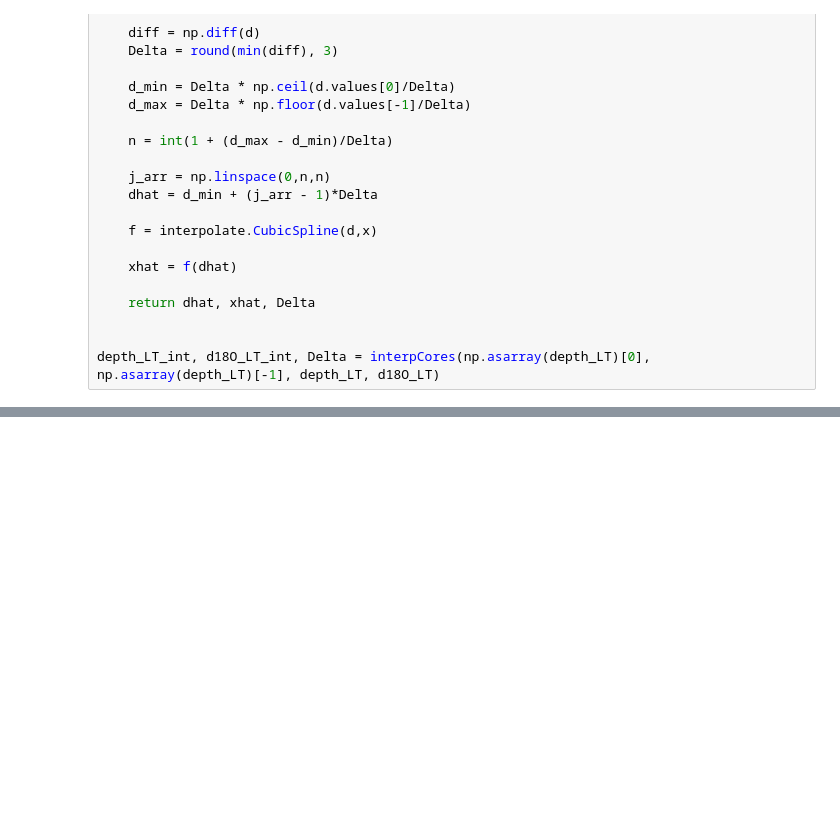
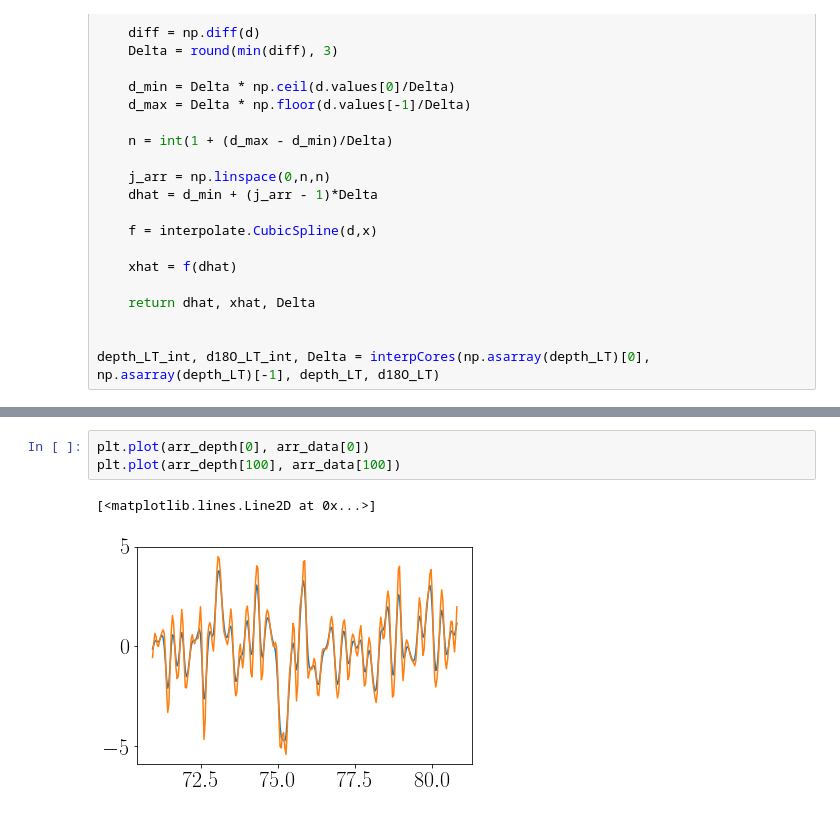
Before and after one commit to TheaQG/AWI_Bcores_Analysis, a Jupyter notebook: StabilityTests.ipynb, the cells around one changed output, grey strips where cells are left out. Drawn from its saved outputs; the diff is of its cells as text; blank space fills up the shorter version.

```diff
--- a/StabilityTests.ipynb
+++ b/StabilityTests.ipynb
@@ -151,0 +217,6 @@ plt.axhline(y=32,ls='--',color='k')
+# %%
+plt.plot(arr_depth[0], arr_data[0])
+plt.plot(arr_depth[100], arr_data[100])
+# %% [output]
+[<matplotlib.lines.Line2D at 0x...>]
+[figure, added]
```
Also changed, not shown: parts of 6 cells of this notebook, 2 other files.
